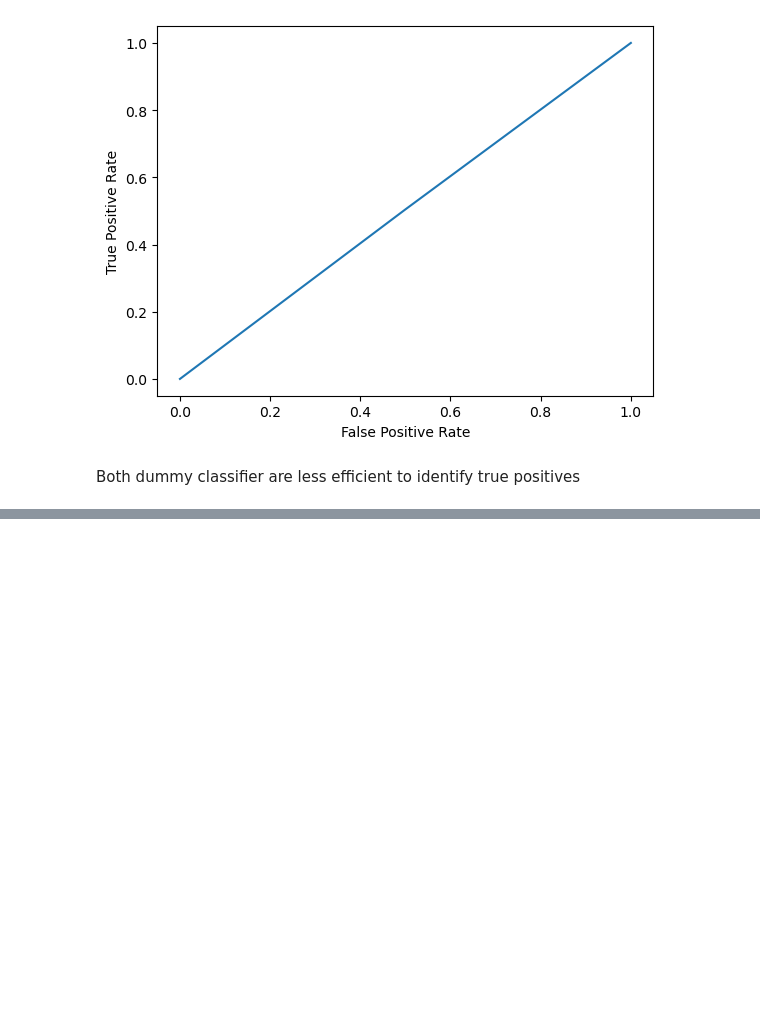
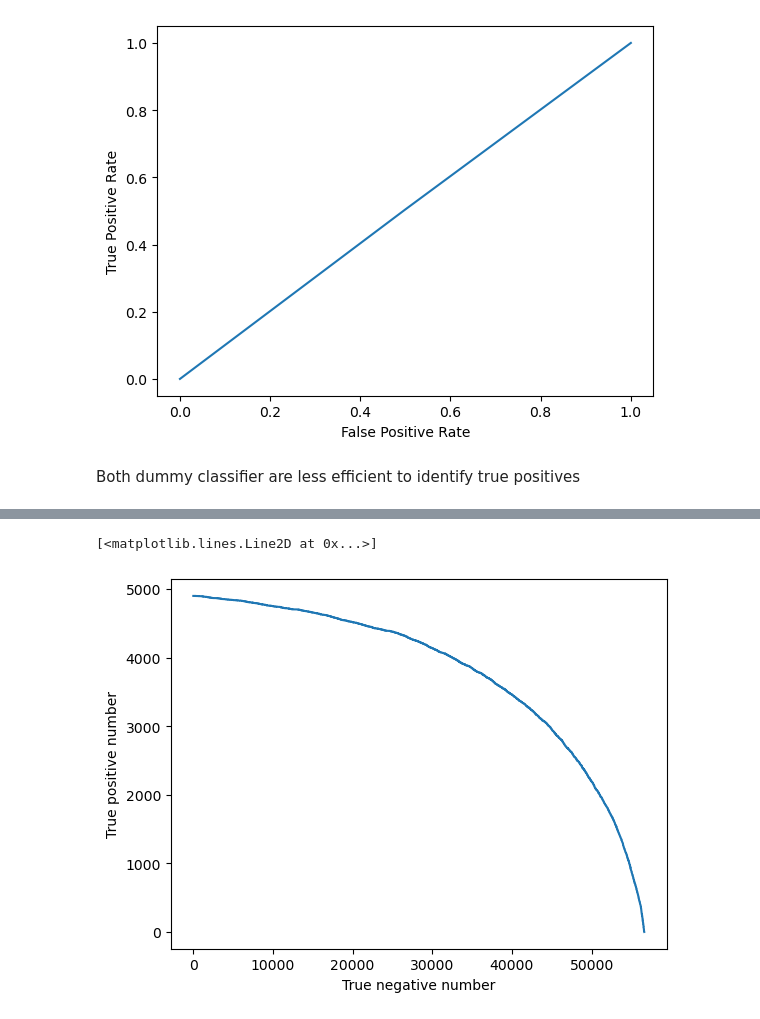
Before and after one commit to SiLABBE/OPC-P7-repo, a Jupyter notebook: Notebook_modelisation.ipynb, the cells around one changed output, grey strips where cells are left out. Saved outputs shown, nothing was run; the diff lists cells and outputs as text; code cells hidden in the pictures; blank space fills up the shorter version.

```diff
--- a/Notebook_modelisation.ipynb
+++ b/Notebook_modelisation.ipynb
@@ -567,0 +576,15 @@ Both dummy classifier are less efficient to identify true positives
+# %%
+y_list = y_test.tolist()
+y_TN = y_list.count(0)
+y_TP = y_list.count(1)
+
+n_FN = (1-tpr)*y_TP
+n_FP = fpr*y_TN
+# %%
+import matplotlib.pyplot as plt
+plt.xlabel('True negative number')
+plt.ylabel('True positive number')
+plt.plot(y_TN-fpr*y_TN, tpr*y_TP) # TP = f(TN)
+# %% [output]
+[<matplotlib.lines.Line2D at 0x...>]
+[figure, added]
```
Also changed, not shown: parts of 9 cells of this notebook.
